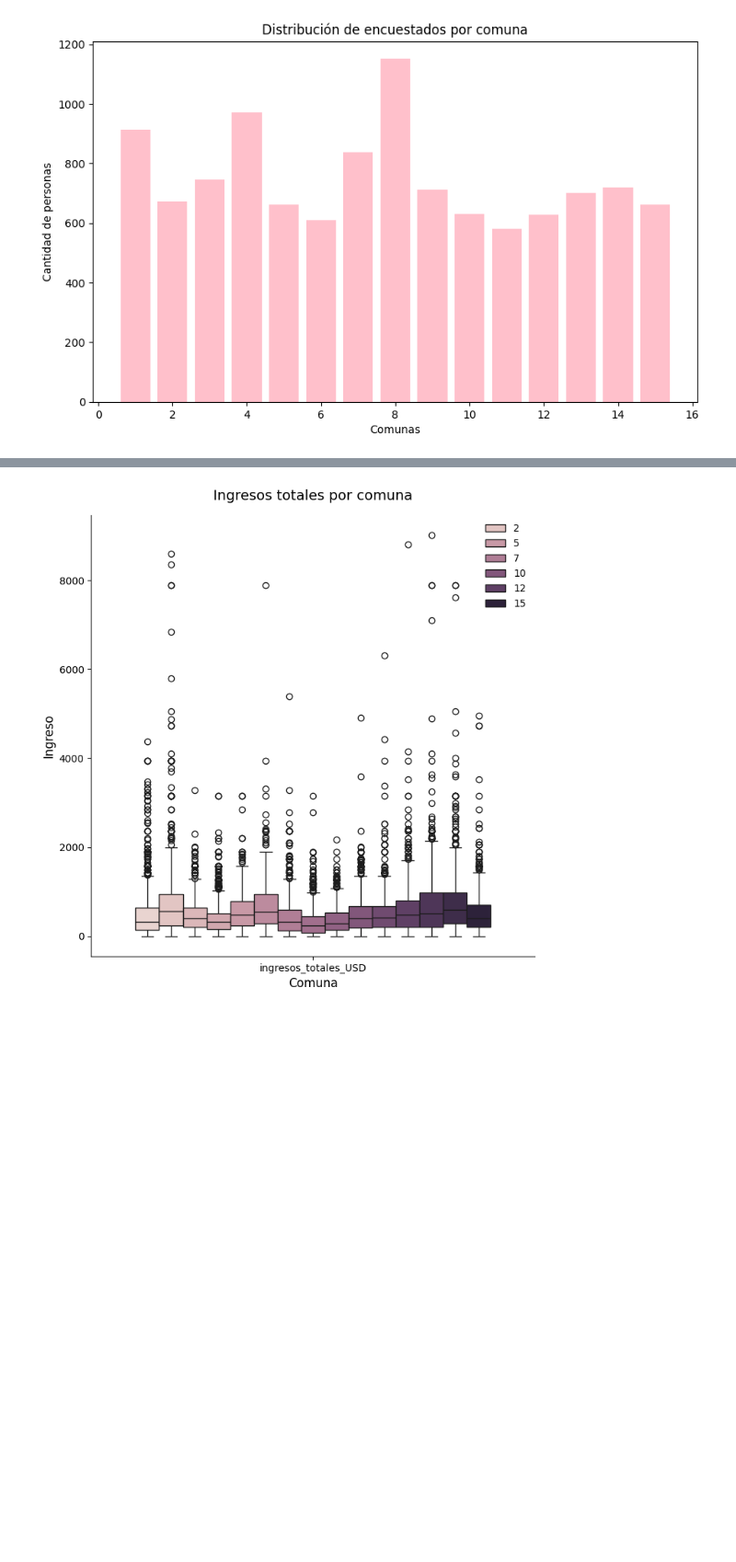
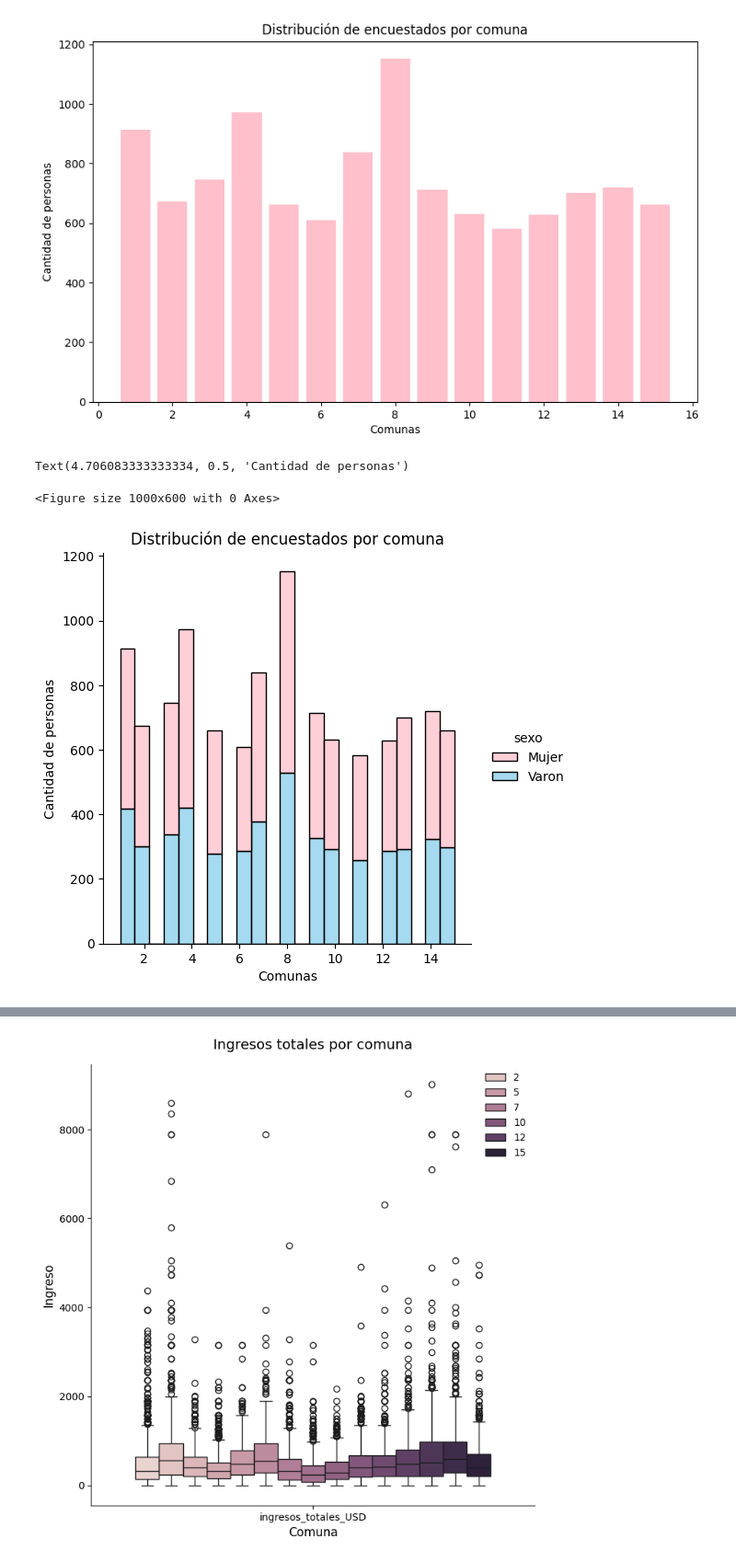
Before and after one commit to caucot/Dataset, a Jupyter notebook: Segunda Entrega/2da-preentrega-grupo8.ipynb, the cells around one changed output, grey strips where cells are left out. Shown at 92% size. Drawn from its saved outputs; the diff is of its cells as text; code cells hidden in the pictures; blank space fills up the shorter version.

```diff
--- a/Segunda Entrega/2da-preentrega-grupo8.ipynb
+++ b/Segunda Entrega/2da-preentrega-grupo8.ipynb
@@ -1063,3 +1109,15 @@ plt.ylabel('Cantidad de personas')
 # %% [output]
 Text(0, 0.5, 'Cantidad de personas')
 [figure]
+# %%
+paleta = {'Varon': 'skyblue', 'Mujer': 'pink'}
+
+plt.figure(figsize=(10, 6))  # Tamaño opcional del gráfico
+sns.displot(data=datoslab, x="comuna", hue="sexo", multiple="stack",palette= paleta)
+plt.title('Distribución de encuestados por comuna')
+plt.xlabel('Comunas')
+plt.ylabel('Cantidad de personas')
+# %% [output]
+Text(4.706083333333334, 0.5, 'Cantidad de personas')
+<Figure size 1000x600 with 0 Axes>
+[figure, added]
```
Also changed, not shown: parts of 12 cells of this notebook.
